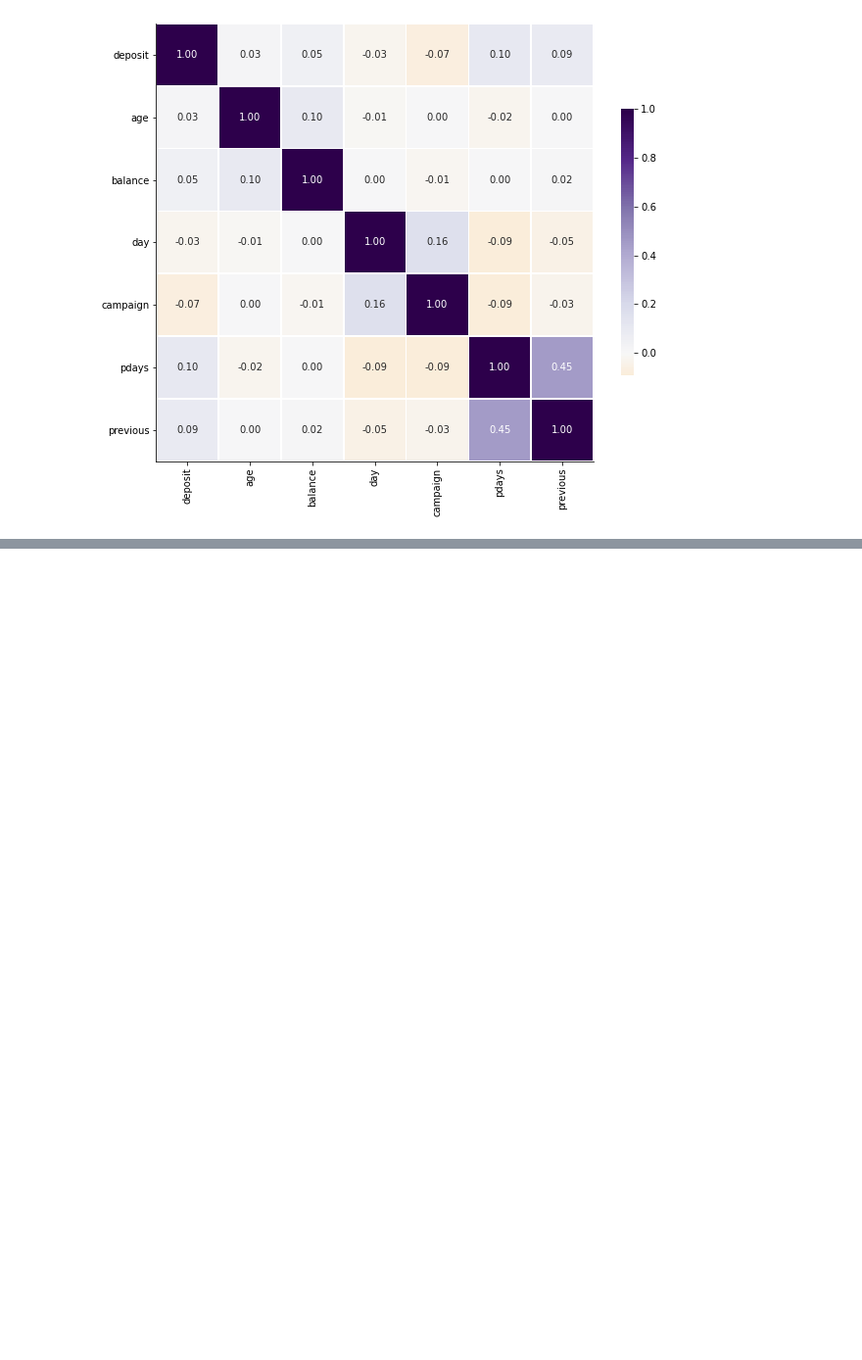
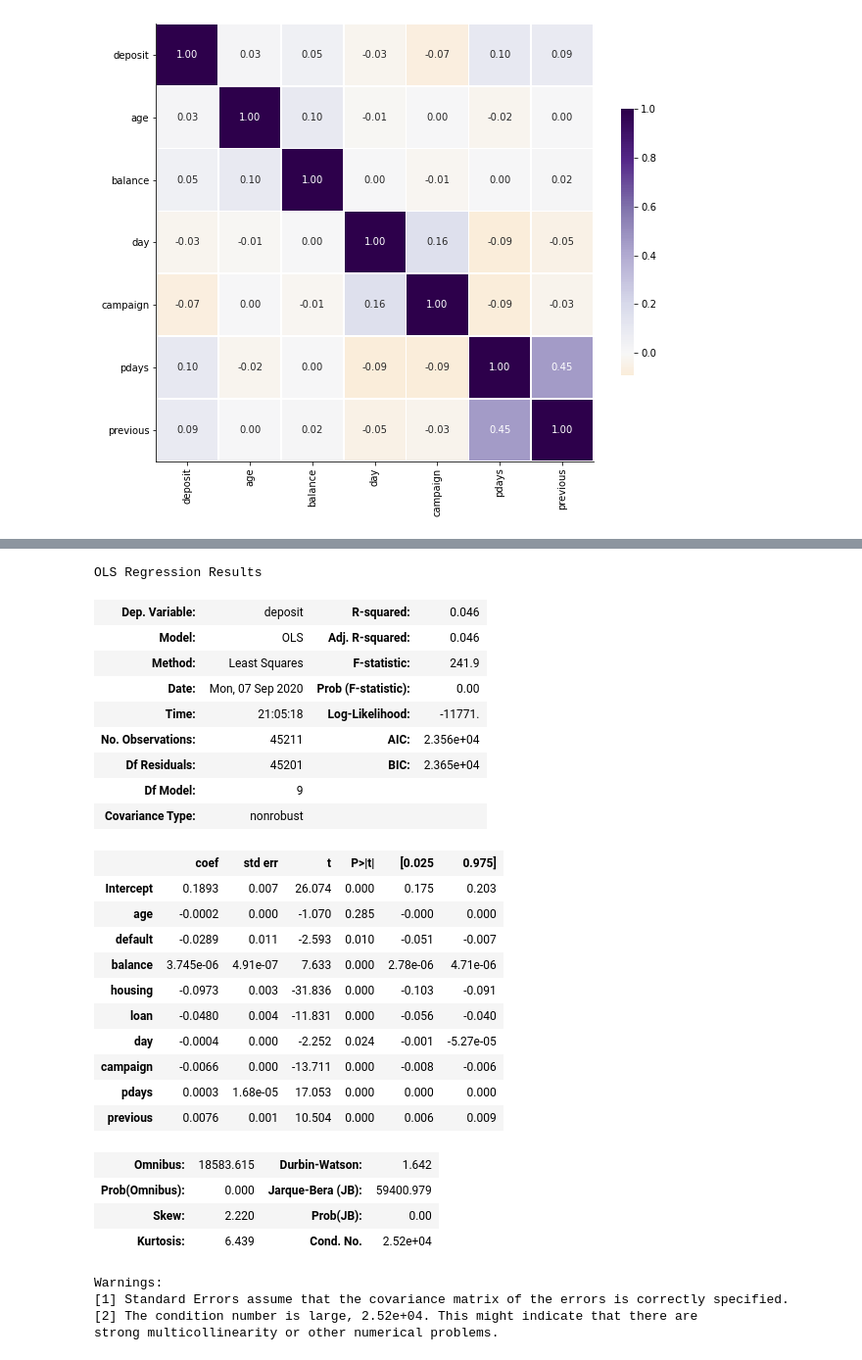
Before and after one commit to jasmineregner/Predictive-Marketing, a Jupyter notebook: bank_marketing.ipynb, the cells around one changed output, grey strips where cells are left out. Shown at 98% size. Saved outputs shown, nothing was run; the diff lists cells and outputs as text; code cells hidden in the pictures; blank space fills up the shorter version.

```diff
--- a/bank_marketing.ipynb
+++ b/bank_marketing.ipynb
@@ -614,0 +619,7 @@ plt.show()
+# %%
+df['default'] = LabelEncoder().fit_transform(df['default']) # transforming categorical values to integers
+df['housing'] = LabelEncoder().fit_transform(df['housing']) # transforming categorical values to integers
+df['loan'] = LabelEncoder().fit_transform(df['loan']) # transforming categorical values to integers
+# %%
+ml_df = df.copy().drop(['job','marital','education','contact','month','poutcome'],axis=1)
+# copying df to use for ml
@@ -614,0 +648,8 @@ plt.show()
+# %%
+import statsmodels.formula.api as smf
+
+# create a fitted model with all features
+unscaled_ols = smf.ols(formula='deposit ~ age + default + balance + housing + loan + day + campaign + pdays + previous', data=ml_df).fit()
+
+# print the coefficients
+unscaled_ols.params
@@ -614,0 +682,35 @@ plt.show()
+# %%
+unscaled_ols.summary()
+
+# fitted model summary
+# no association to deposit with age, default and day
+# %% [output]
+OLS Regression Results
+| Dep. Variable: | deposit | R-squared: | 0.046 |
+| Model: | OLS | Adj. R-squared: | 0.046 |
+| Method: | Least Squares | F-statistic: | 241.9 |
+| Date: | Mon, 07 Sep 2020 | Prob (F-statistic): | 0.00 |
+| Time: | 21:05:18 | Log-Likelihood: | -11771. |
+| No. Observations: | 45211 | AIC: | 2.356e+04 |
+| Df Residuals: | 45201 | BIC: | 2.365e+04 |
+| Df Model: | 9 |  |  |
+| Covariance Type: | nonrobust |  |  |
+|  | coef | std err | t | P>|t| | [0.025 | 0.975] |
+| Intercept | 0.1893 | 0.007 | 26.074 | 0.000 | 0.175 | 0.203 |
+| age | -0.0002 | 0.000 | -1.070 | 0.285 | -0.000 | 0.000 |
+| default | -0.0289 | 0.011 | -2.593 | 0.010 | -0.051 | -0.007 |
+| balance | 3.745e-06 | 4.91e-07 | 7.633 | 0.000 | 2.78e-06 | 4.71e-06 |
+| housing | -0.0973 | 0.003 | -31.836 | 0.000 | -0.103 | -0.091 |
+| loan | -0.0480 | 0.004 | -11.831 | 0.000 | -0.056 | -0.040 |
+| day | -0.0004 | 0.000 | -2.252 | 0.024 | -0.001 | -5.27e-05 |
+| campaign | -0.0066 | 0.000 | -13.711 | 0.000 | -0.008 | -0.006 |
+| pdays | 0.0003 | 1.68e-05 | 17.053 | 0.000 | 0.000 | 0.000 |
+| previous | 0.0076 | 0.001 | 10.504 | 0.000 | 0.006 | 0.009 |
+| Omnibus: | 18583.615 | Durbin-Watson: | 1.642 |
+| Prob(Omnibus): | 0.000 | Jarque-Bera (JB): | 59400.979 |
+| Skew: | 2.220 | Prob(JB): | 0.00 |
+| Kurtosis: | 6.439 | Cond. No. | 2.52e+04 |
+Warnings:
+[1] Standard Errors assume that the covariance matrix of the errors is correctly specified.
+[2] The condition number is large, 2.52e+04. This might indicate that there are
+strong multicollinearity or other numerical problems.
```
Also changed, not shown: parts of 10 cells of this notebook.
